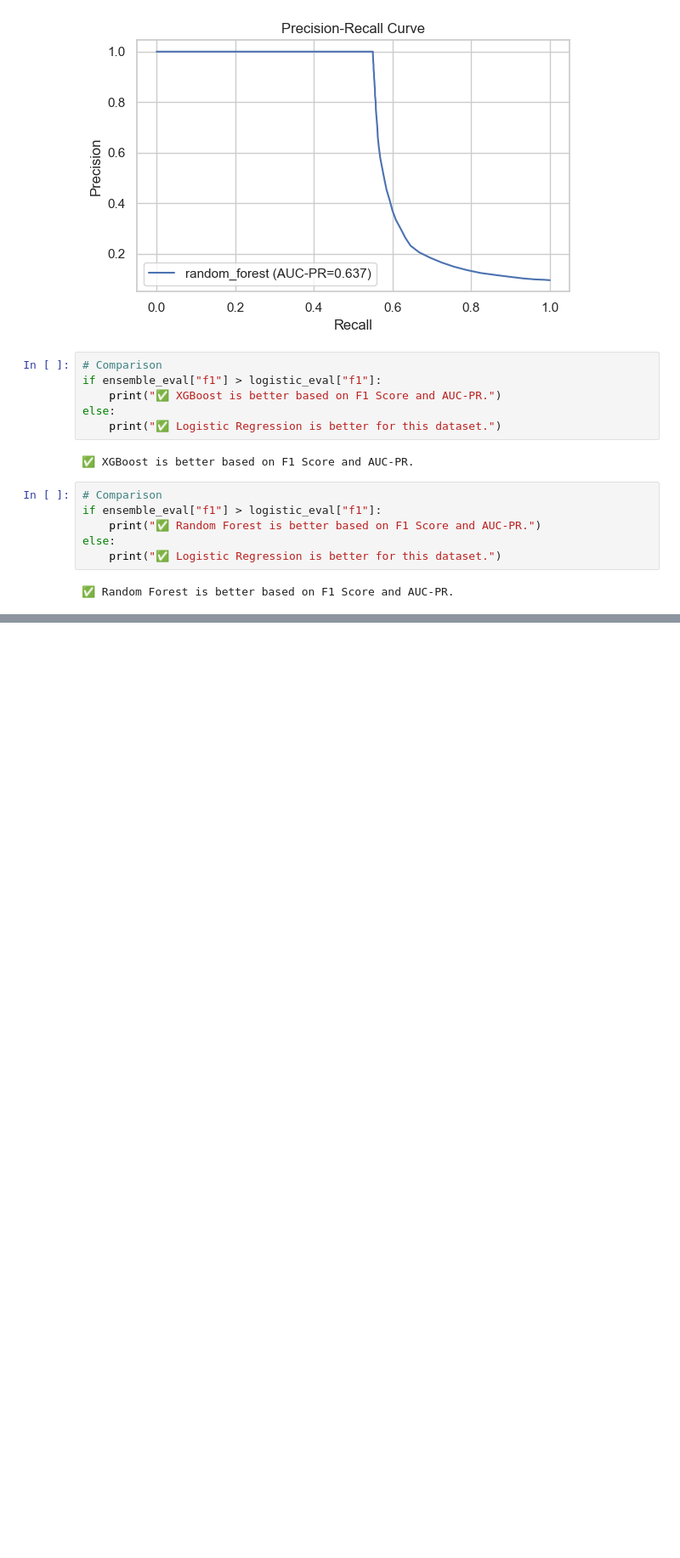
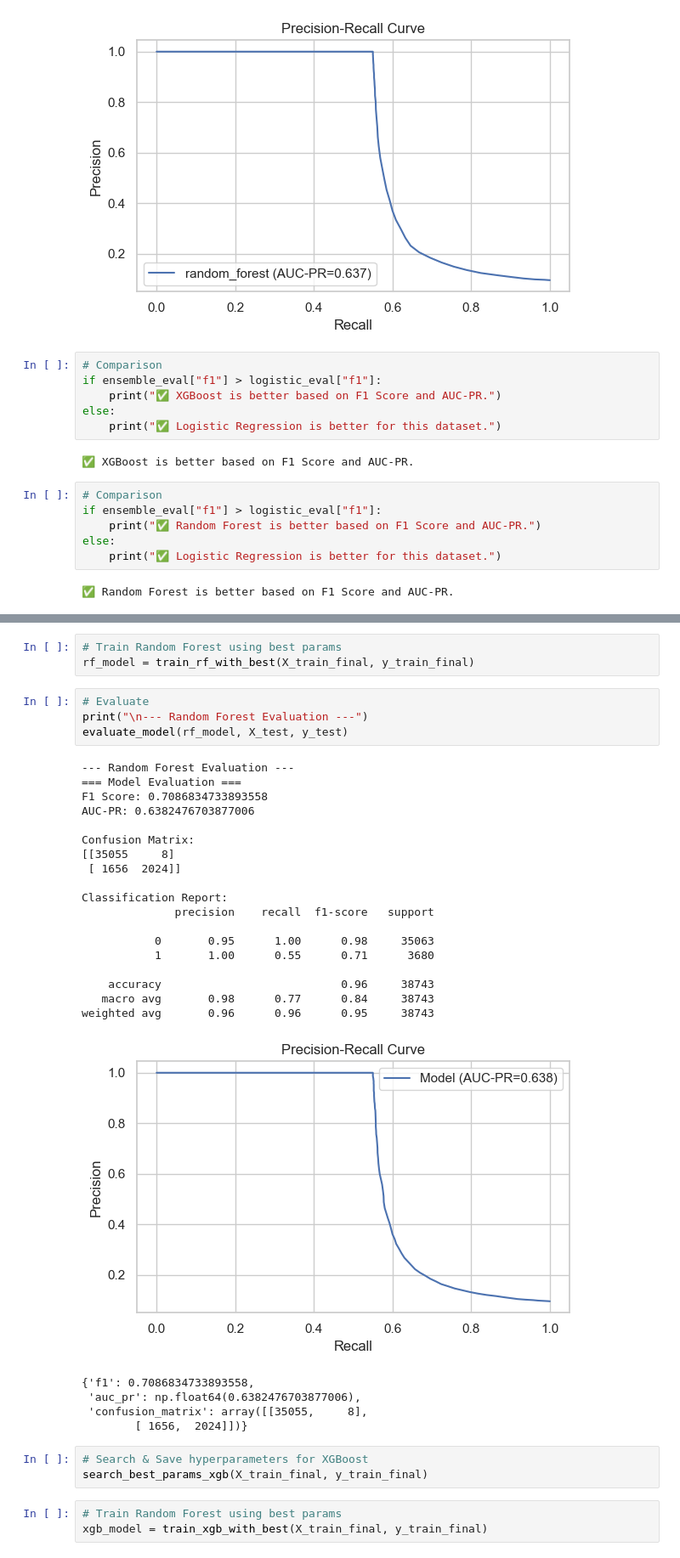
Before and after one commit to mubarek4566/Fraud-Detection-Ecommerce-Banking, a Jupyter notebook: notebooks/main.ipynb, the cells around one changed output, grey strips where cells are left out. Shown at 85% size. Cells and saved outputs as stored; diff of their text form; blank space fills up the shorter version.

Commit message:
Adding Hyperparameter tuning for ensembled learning

```diff
--- a/notebooks/main.ipynb
+++ b/notebooks/main.ipynb
@@ -625,0 +637,37 @@ else:
+# %%
+# Train Random Forest using best params
+rf_model = train_rf_with_best(X_train_final, y_train_final)
+# %%
+# Evaluate
+print("\n--- Random Forest Evaluation ---")
+evaluate_model(rf_model, X_test, y_test)
+# %% [output]
+--- Random Forest Evaluation ---
+=== Model Evaluation ===
+F1 Score: 0.7086834733893558
+AUC-PR: 0.6382476703877006
+
+Confusion Matrix:
+[[35055     8]
+ [ 1656  2024]]
+
+Classification Report:
+              precision    recall  f1-score   support
+
+           0       0.95      1.00      0.98     35063
+           1       1.00      0.55      0.71      3680
+
+    accuracy                           0.96     38743
+   macro avg       0.98      0.77      0.84     38743
+weighted avg       0.96      0.96      0.95     38743
+[figure, added]
+{'f1': 0.7086834733893558,
+ 'auc_pr': np.float64(0.6382476703877006),
+ 'confusion_matrix': array([[35055,     8],
+        [ 1656,  2024]])}
+# %%
+# Search & Save hyperparameters for XGBoost
+search_best_params_xgb(X_train_final, y_train_final)
+# %%
+# Train Random Forest using best params
+xgb_model = train_xgb_with_best(X_train_final, y_train_final)
```
Also changed, not shown: parts of 5 cells of this notebook, 3 other files.
